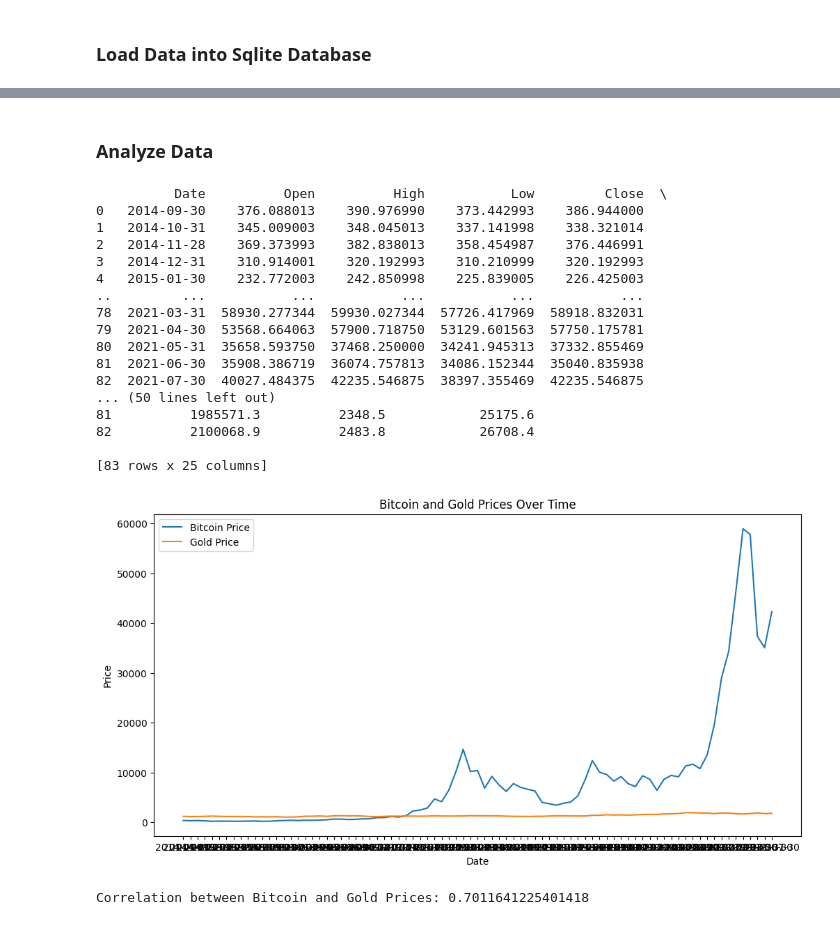
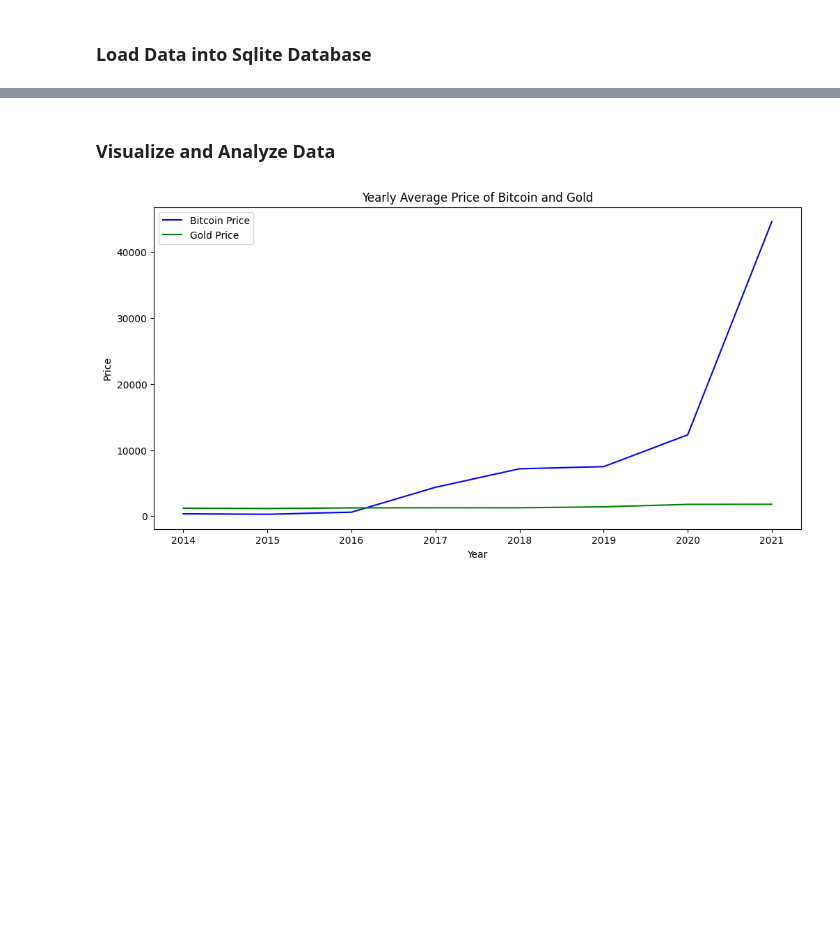
Before and after one commit to ruchita-nathani/made-template, a Jupyter notebook: project/report.ipynb, the cells around one changed output, grey strips where cells are left out. Drawn from its saved outputs; the diff is of its cells as text; code cells hidden in the pictures; blank space fills up the shorter version.

Commit message:
Added visualization and conclusion in the report

```diff
--- a/project/report.ipynb
+++ b/project/report.ipynb
@@ -131,43 +108,27 @@ print(bitcoin_price_df)
 # %% [markdown]
-### Analyze Data
+### Visualize and Analyze Data
-# %%
-# bitcoin_prices = bitcoin_price_df[bitcoin_price_df['Date'].isin(gold_price_df['Date'])]
-# gold_prices = gold_price_df[gold_price_df['Date'].isin(bitcoin_price_df['Date'])]
-
-# print(gold_prices)
-
-merged_data = pd.merge(bitcoin_price_df, gold_price_df, on='Date', how='inner')
-bitcoin_prices = bitcoin_price_df[bitcoin_price_df['Date'].isin(gold_price_df['Date'])]
-print(merged_data)
-
-plt.figure(figsize=(12, 6))
-sns.lineplot(x='Date', y='Close', data=merged_data, label='Bitcoin Price')
-sns.lineplot(x='Date', y='United States(USD)', data=merged_data, label='Gold Price')
-plt.title('Bitcoin and Gold Prices Over Time')
-plt.xlabel('Date')
-plt.ylabel('Price')
-plt.legend()
-plt.show()
-
-correlation = merged_data['Close'].corr(merged_data['United States(USD)'])
-print(f"Correlation between Bitcoin and Gold Prices: {correlation}")
-# %% [output]
-          Date          Open          High           Low         Close  \
-0   2014-09-30    376.088013    390.976990    373.442993    386.944000
-1   2014-10-31    345.009003    348.045013    337.141998    338.321014
-2   2014-11-28    369.373993    382.838013    358.454987    376.446991
-3   2014-12-31    310.914001    320.192993    310.210999    320.192993
-4   2015-01-30    232.772003    242.850998    225.839005    226.425003
-..         ...           ...           ...           ...           ...
-78  2021-03-31  58930.277344  59930.027344  57726.417969  58918.832031
-79  2021-04-30  53568.664063  57900.718750  53129.601563  57750.175781
-80  2021-05-31  35658.593750  37468.250000  34241.945313  37332.855469
-81  2021-06-30  35908.386719  36074.757813  34086.152344  35040.835938
-82  2021-07-30  40027.484375  42235.546875  38397.355469  42235.546875
-... (50 lines left out)
-81          1985571.3          2348.5            25175.6
-82          2100068.9          2483.8            26708.4
-
-[83 rows x 25 columns]
-[figure, removed]
-Correlation between Bitcoin and Gold Prices: 0.7011641225401418
+# %%
+# convert date column to datetime
+bitcoin_price_df['date'] = pd.to_datetime(bitcoin_price_df['Date'], format='%Y-%m-%d')
+gold_price_df['date'] = pd.to_datetime(gold_price_df['Date'], format='%Y-%m-%d')
+
+# Extract year from the date for grouping
+bitcoin_price_df['year'] = bitcoin_price_df['date'].dt.to_period('Y').dt.year
+gold_price_df['year'] = gold_price_df['date'].dt.to_period('Y').dt.year
+merged_data = pd.merge(bitcoin_price_df, gold_price_df, on='date', how='inner')
+
+# Group by YearMonth and calculate the mean price
+bitcoin_yearly_avg = merged_data.groupby('year_x')['Close'].mean()
+gold_yearly_avg = merged_data.groupby('year_y')['United States(USD)'].mean()
+
+# Plot the yearly average price
+plt.figure(figsize=(12, 6))
+bitcoin_yearly_avg.plot(label='Bitcoin Price', color='blue')
+gold_yearly_avg.plot(label='Gold Price', color='green')
+plt.title('Yearly Average Price of Bitcoin and Gold')
+plt.xlabel('Year')
+plt.ylabel('Price')
+plt.legend()
+plt.show()
+# %% [output]
+[figure, added]
```
Also changed, not shown: parts of 10 cells of this notebook.
